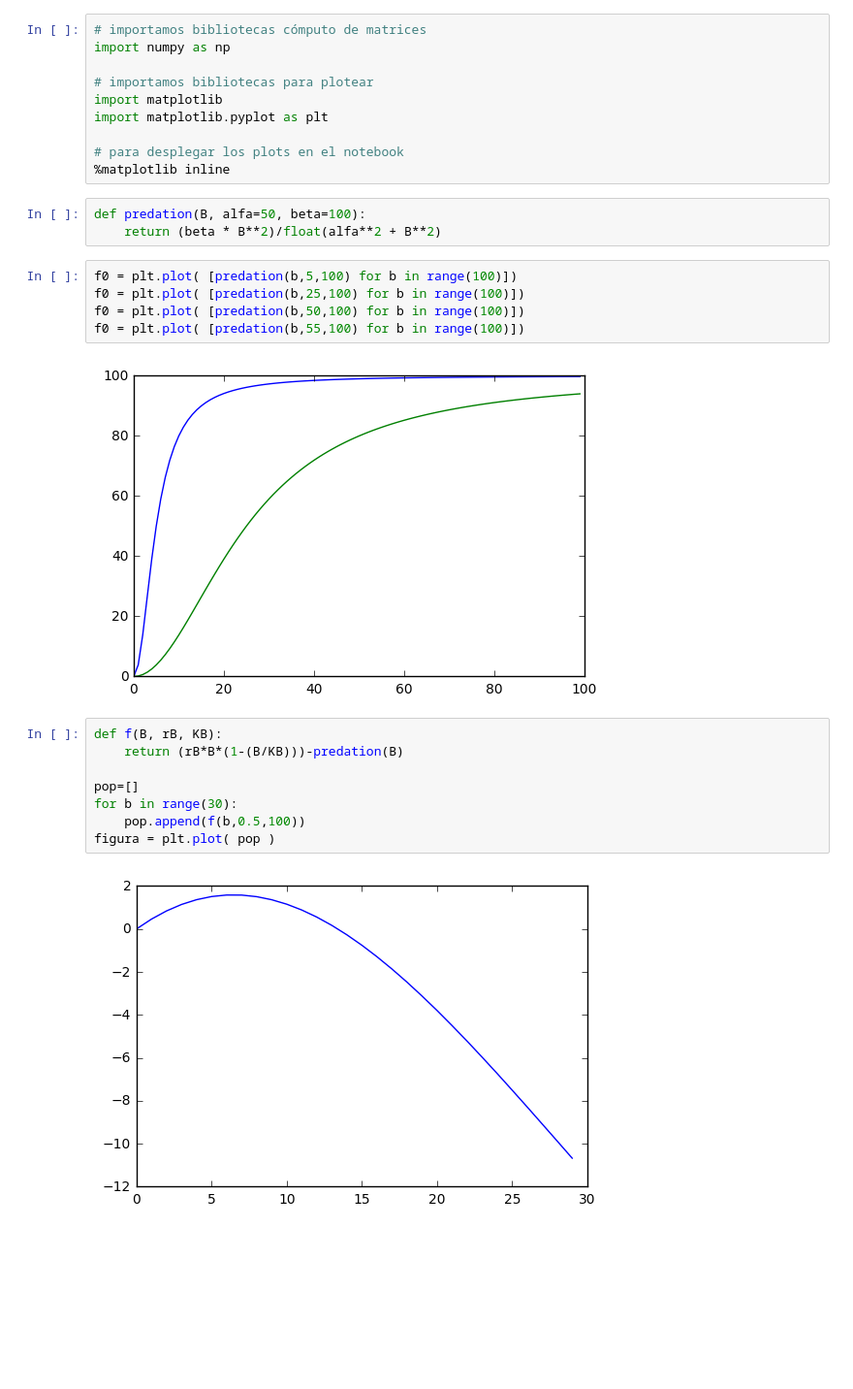
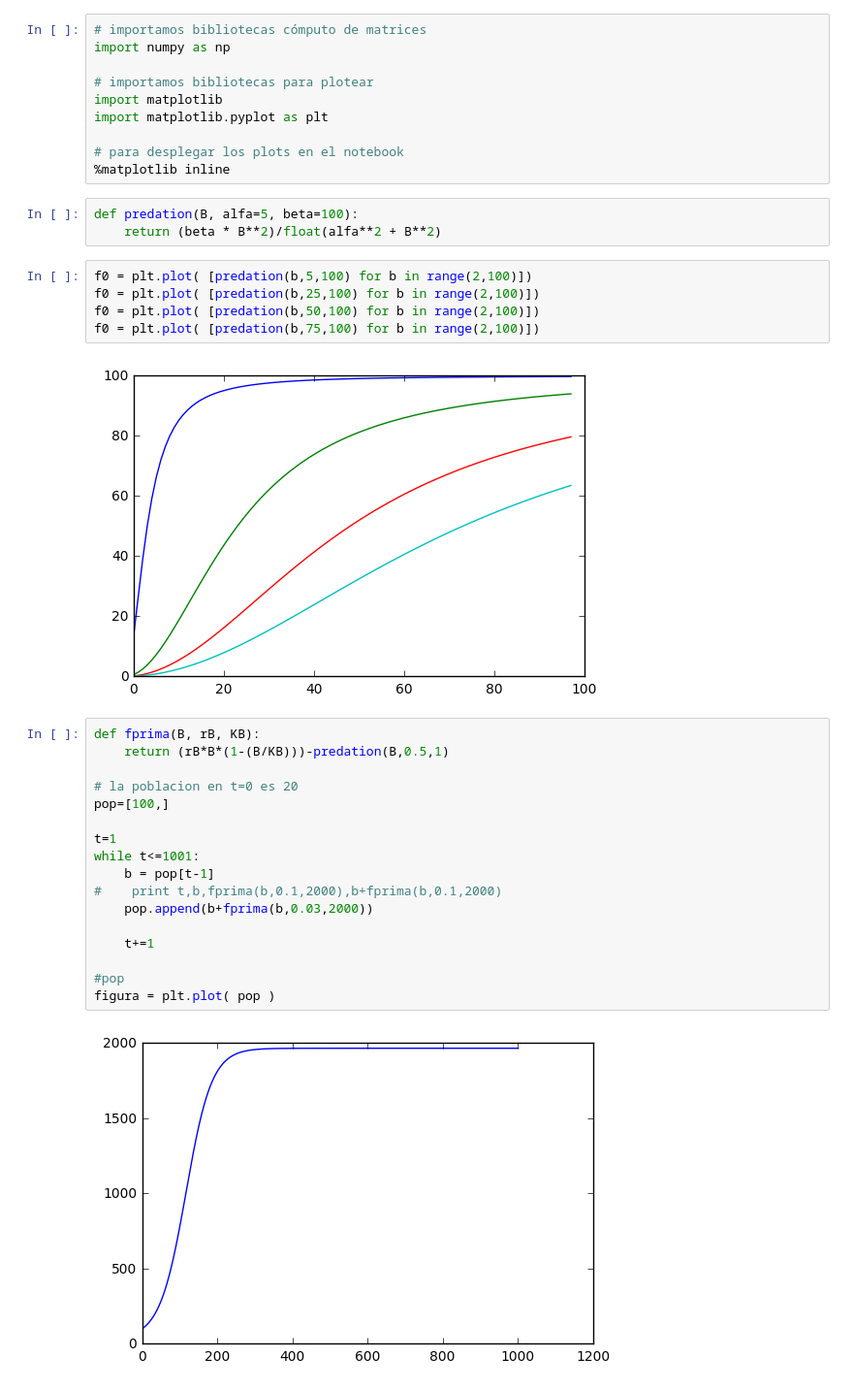
Before and after one commit to rgarcia-herrera/sistemas-dinamicos, a Jupyter notebook: Budworm.ipynb, the cells around one changed output. Shown at 97% size. Saved outputs shown, nothing was run; the diff lists cells and outputs as text; blank space fills up the shorter version.

Commit message:
trying to plot budworm population

```diff
--- a/Budworm.ipynb
+++ b/Budworm.ipynb
@@ -9,22 +9,31 @@ import matplotlib.pyplot as plt
 # para desplegar los plots en el notebook
 %matplotlib inline
 # %%
-def predation(B, alfa=50, beta=100):
+def predation(B, alfa=5, beta=100):
     return (beta * B**2)/float(alfa**2 + B**2)
 # %%
-f0 = plt.plot( [predation(b,5,100) for b in range(100)])
-f0 = plt.plot( [predation(b,25,100) for b in range(100)])
-f0 = plt.plot( [predation(b,50,100) for b in range(100)])
-f0 = plt.plot( [predation(b,55,100) for b in range(100)])
+f0 = plt.plot( [predation(b,5,100) for b in range(2,100)])
+f0 = plt.plot( [predation(b,25,100) for b in range(2,100)])
+f0 = plt.plot( [predation(b,50,100) for b in range(2,100)])
+f0 = plt.plot( [predation(b,75,100) for b in range(2,100)])
 # %% [output]
-[figure, old version]
+[figure, new version]
 # %%
-def f(B, rB, KB):
-    return (rB*B*(1-(B/KB)))-predation(B)
+def fprima(B, rB, KB):
+    return (rB*B*(1-(B/KB)))-predation(B,0.5,1)
 
-pop=[]
-for b in range(30):
-    pop.append(f(b,0.5,100))
+# la poblacion en t=0 es 20
+pop=[100,]
+
+t=1
+while t<=1001:
+    b = pop[t-1]
+#    print t,b,fprima(b,0.1,2000),b+fprima(b,0.1,2000)
+    pop.append(b+fprima(b,0.03,2000))
+
+    t+=1
+
+#pop
 figura = plt.plot( pop )
 # %% [output]
-[figure, old version]
+[figure, new version]
```
